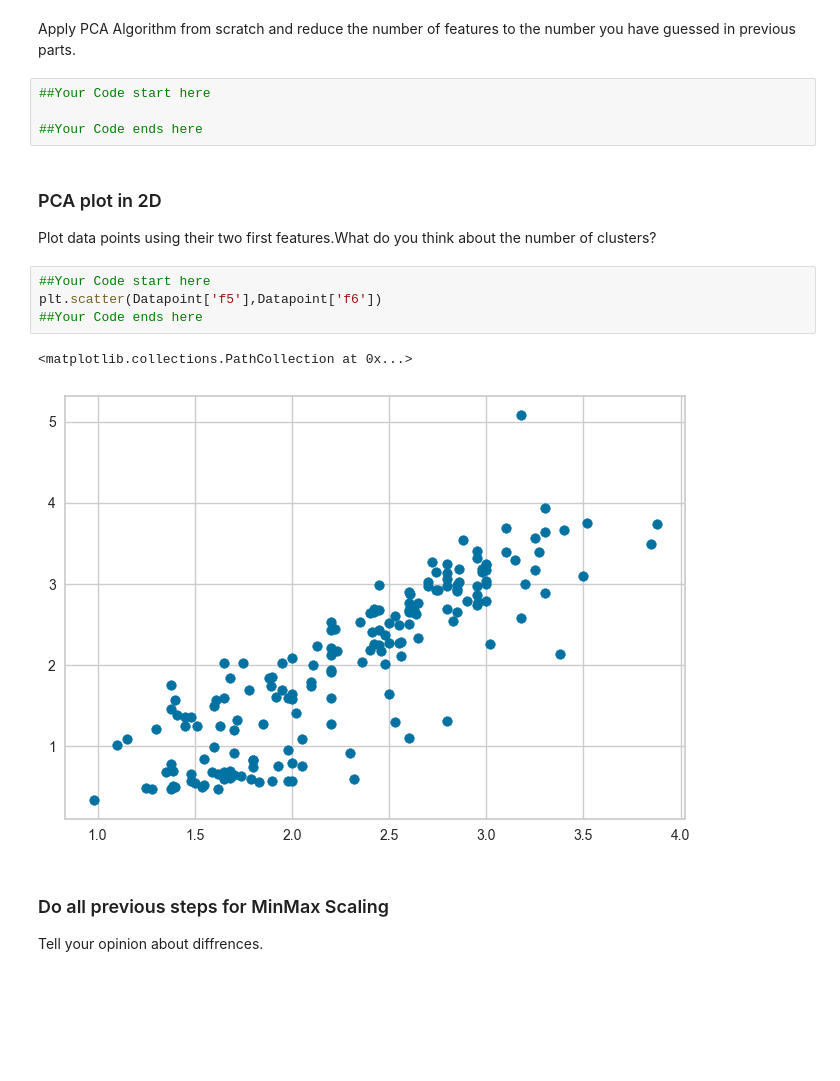
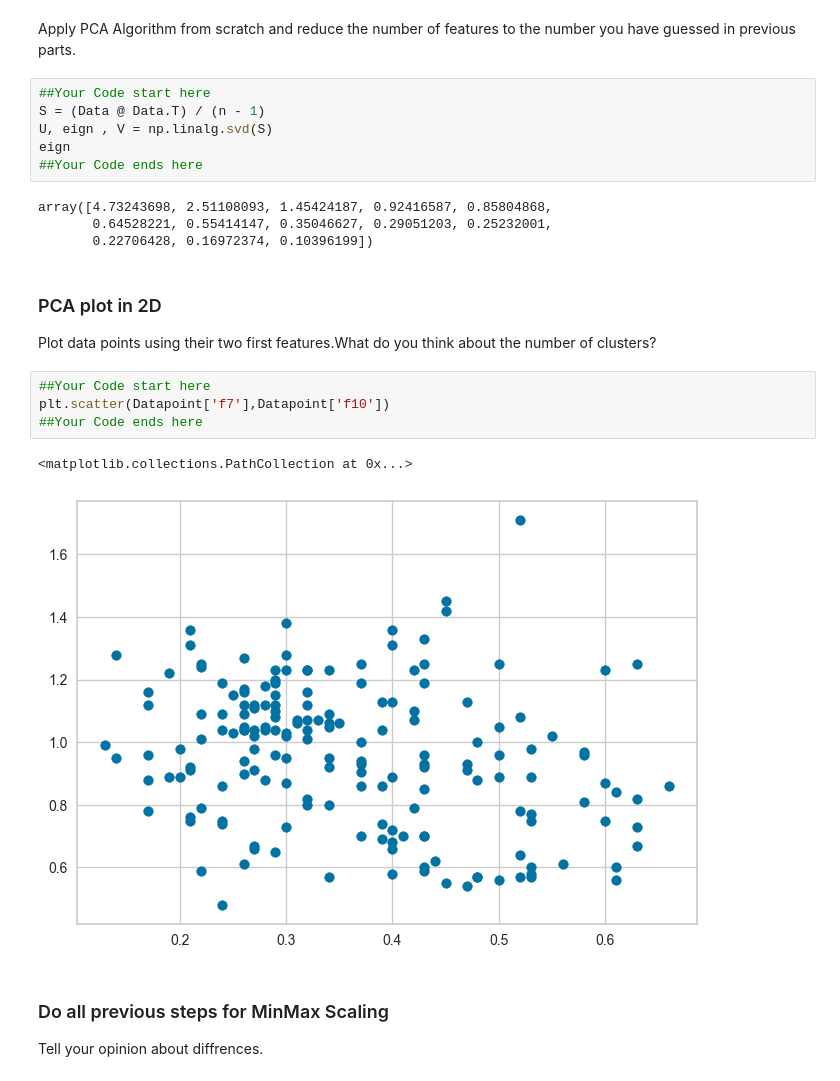
Before and after one commit to AliKouchekzade/MMIE_CHW3, a Jupyter notebook: CHW3.ipynb, the cells around one changed output. Drawn from its saved outputs; the diff is of its cells as text; blank space fills up the shorter version.

```diff
--- a/CHW3.ipynb
+++ b/CHW3.ipynb
@@ -372,18 +376,24 @@ Calculate principal components and plot Explained variance by each component.
 Apply PCA Algorithm from scratch and reduce the number of features to the number you have guessed in previous parts.
 # %%
 ##Your Code start here
-
+S = (Data @ Data.T) / (n - 1)
+U, eign , V = np.linalg.svd(S)
+eign
 ##Your Code ends here
+# %% [output]
+array([4.73243698, 2.51108093, 1.45424187, 0.92416587, 0.85804868,
+       0.64528221, 0.55414147, 0.35046627, 0.29051203, 0.25232001,
+       0.22706428, 0.16972374, 0.10396199])
 # %% [markdown]
 ### PCA plot in 2D
 Plot data points using their two first features.What do you think about the number of clusters?
 # %%
 ##Your Code start here
-plt.scatter(Datapoint['f5'],Datapoint['f6'])
+plt.scatter(Datapoint['f7'],Datapoint['f10'])
 ##Your Code ends here
 # %% [output]
 <matplotlib.collections.PathCollection at 0x...>
-[figure, old version]
+[figure, new version]
 # %% [markdown]
 ### Do all previous steps for MinMax Scaling
 Tell your opinion about diffrences.
```
Also changed, not shown: parts of 11 cells of this notebook.
